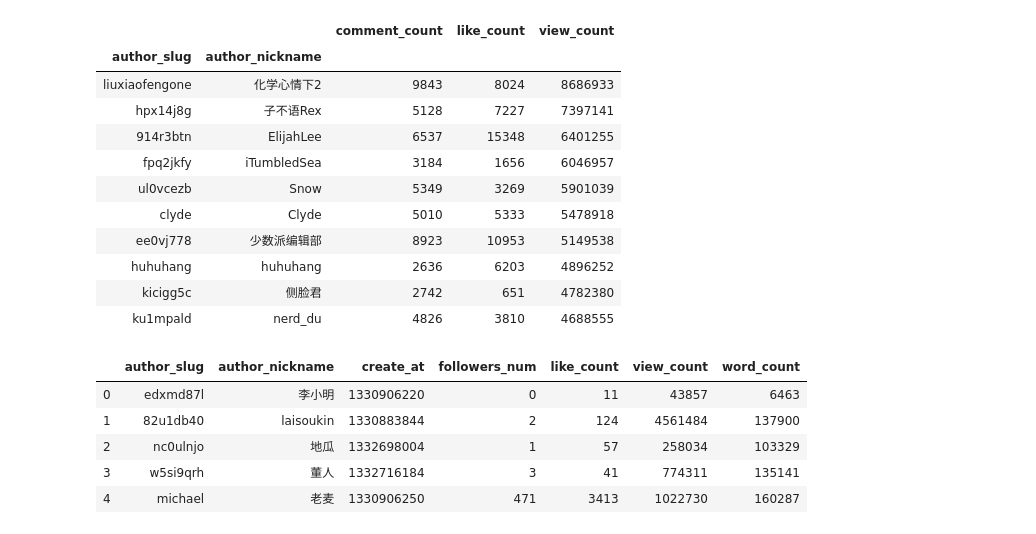
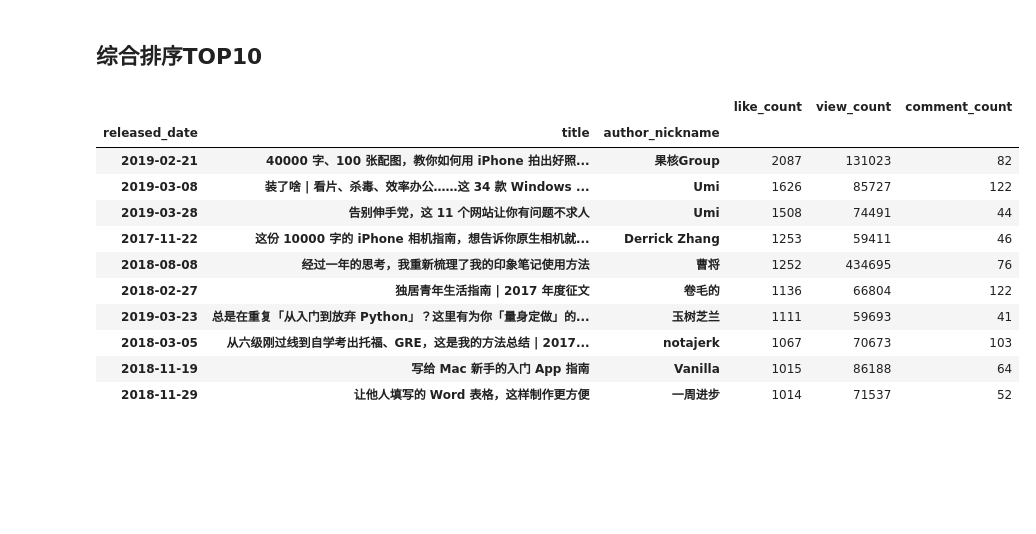
Before and after one commit to 100gle/sspai_spider, a Jupyter notebook: analysis/base_analysis.ipynb, the cells around one changed output. Saved outputs shown, nothing was run; the diff lists cells and outputs as text; code cells hidden in the pictures; blank space fills up the shorter version.

```diff
--- a/analysis/base_analysis.ipynb
+++ b/analysis/base_analysis.ipynb
@@ -15,4 +12,5 @@ D:\Project\myGit\sspai_spider\analysis
 # %%
 #读入 data 文件夹中的数据
-page = pd.read_excel('../data/page_data.xlsx')
-users = pd.read_excel('../data/user_data.xlsx')
+page = pd.read_excel(r'./data/page_data.xlsx') # Windows 用户需要修改路径
+print(page.info())
+page.head()
@@ -86,9 +44,17 @@ None
 # %%
-cols = [
+page_cols = [
     'id', 'title', 'post_type', 'free',
     'author.slug', 'author.nickname', 'released_time',
     'comment_count', 'like_count', 'view_count'
 ]
-page = page[cols]
+page = page[page_cols]
+page.columns = page.columns.str.replace('.', '_')
 page['released_time'] = pd.to_datetime(page['released_time'])
-page.columns = page.columns.str.replace('.', '_')
+page = (page
+           .assign(released_date = page['released_time'].dt.date,
+                      released_year = page['released_time'].dt.year,
+                      released_month = page['released_time'].dt.month,
+                      released_day = page['released_time'].dt.day,
+                      released_at = page['released_time'].dt.time)
+       )
+page.head()
@@ -134,30 +158,22 @@ page[['comment_count','like_count','view_count']].describe()
+# %% [markdown]
+## 综合排序TOP10
 # %%
-(page
- .groupby(['author_slug','author_nickname'])[['comment_count','like_count','view_count']]
+# 首页文章综合排序TOP10
+(page.groupby(['released_date', 'title', 'author_nickname'])[['like_count','view_count', 'comment_count']]
  .sum()
- .sort_values(by='view_count',ascending=False))[:10]
+ .sort_values(by=['like_count','view_count', 'comment_count'], ascending=False)
+ .head(10)
+)
 # %% [output]
-|  |  | comment_count | like_count | view_count |
-| author_slug | author_nickname |  |  |  |
-| liuxiaofengone | 化学心情下2 | 9843 | 8024 | 8686933 |
-| hpx14j8g | 子不语Rex | 5128 | 7227 | 7397141 |
-| 914r3btn | ElijahLee | 6537 | 15348 | 6401255 |
-| fpq2jkfy | iTumbledSea | 3184 | 1656 | 6046957 |
-| ul0vcezb | Snow | 5349 | 3269 | 5901039 |
-| clyde | Clyde | 5010 | 5333 | 5478918 |
-| ee0vj778 | 少数派编辑部 | 8923 | 10953 | 5149538 |
-| huhuhang | huhuhang | 2636 | 6203 | 4896252 |
-| kicigg5c | 侧脸君 | 2742 | 651 | 4782380 |
-| ku1mpald | nerd_du | 4826 | 3810 | 4688555 |
+|  |  |  | like_count | view_count | comment_count |
+| released_date | title | author_nickname |  |  |  |
+| 2019-02-21 | 40000 字、100 张配图，教你如何用 iPhone 拍出好照... | 果核Group | 2087 | 131023 | 82 |
+| 2019-03-08 | 装了啥 | 看片、杀毒、效率办公……这 34 款 Windows ... | Umi | 1626 | 85727 | 122 |
+| 2019-03-28 | 告别伸手党，这 11 个网站让你有问题不求人 | Umi | 1508 | 74491 | 44 |
+| 2017-11-22 | 这份 10000 字的 iPhone 相机指南，想告诉你原生相机就... | Derrick Zhang | 1253 | 59411 | 46 |
+| 2018-08-08 | 经过一年的思考，我重新梳理了我的印象笔记使用方法 | 曹将 | 1252 | 434695 | 76 |
+| 2018-02-27 | 独居青年生活指南 | 2017 年度征文 | 卷毛的 | 1136 | 66804 | 122 |
+| 2019-03-23 | 总是在重复「从入门到放弃 Python」？这里有为你「量身定做」的... | 玉树芝兰 | 1111 | 59693 | 41 |
+| 2018-03-05 | 从六级刚过线到自学考出托福、GRE，这是我的方法总结 | 2017... | notajerk | 1067 | 70673 | 103 |
+| 2018-11-19 | 写给 Mac 新手的入门 App 指南 | Vanilla | 1015 | 86188 | 64 |
+| 2018-11-29 | 让他人填写的 Word 表格，这样制作更方便 | 一周进步 | 1014 | 71537 | 52 |
-# %%
-users = (page[['author_slug','author_nickname']]
-         .drop_duplicates()
-         .merge(users, on='author_slug', how='inner'))
-users.head()
-# %% [output]
-|  | author_slug | author_nickname | create_at | followers_num | like_count | view_count | word_count |
-| 0 | edxmd87l | 李小明 | 1330906220 | 0 | 11 | 43857 | 6463 |
-| 1 | 82u1db40 | laisoukin | 1330883844 | 2 | 124 | 4561484 | 137900 |
-| 2 | nc0ulnjo | 地瓜 | 1332698004 | 1 | 57 | 258034 | 103329 |
-| 3 | w5si9qrh | 董人 | 1332716184 | 3 | 41 | 774311 | 135141 |
-| 4 | michael | 老麦 | 1330906250 | 471 | 3413 | 1022730 | 160287 |
```
Also changed, not shown: parts of 41 cells of this notebook.
